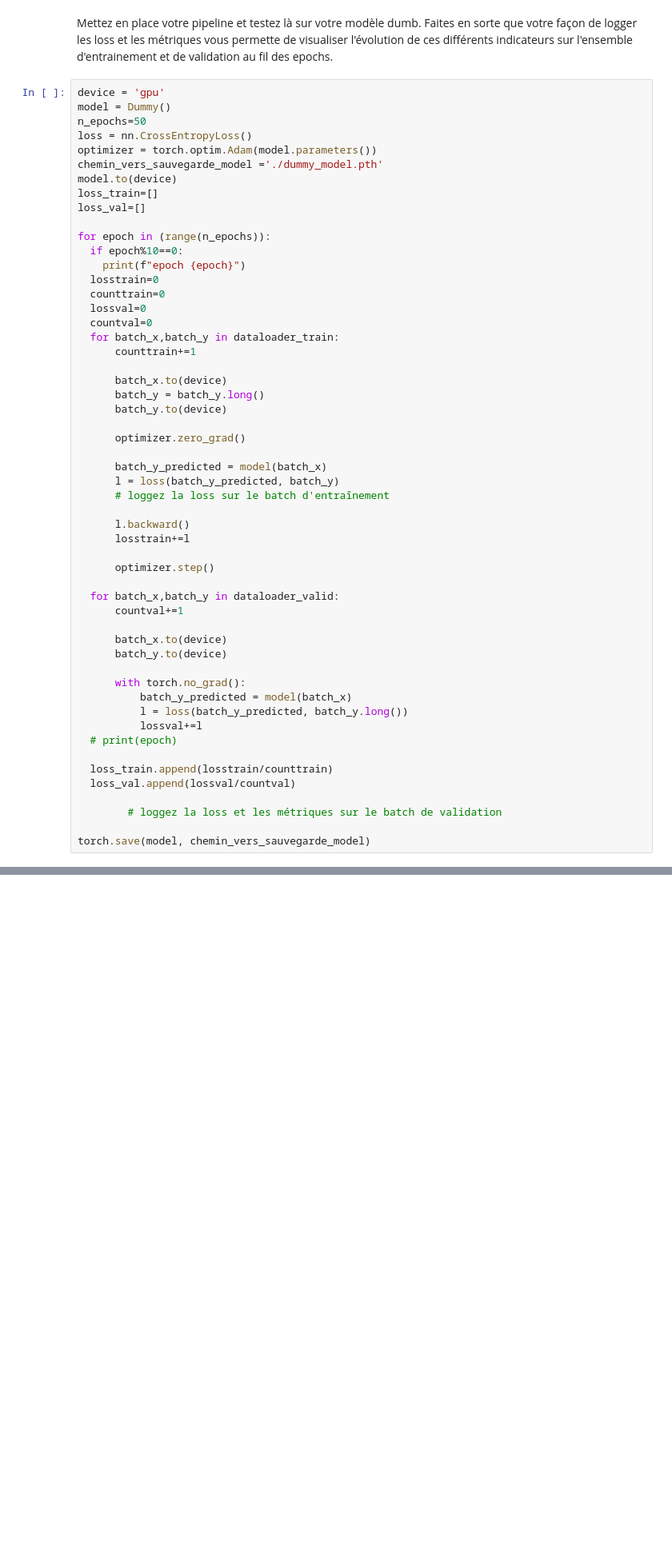
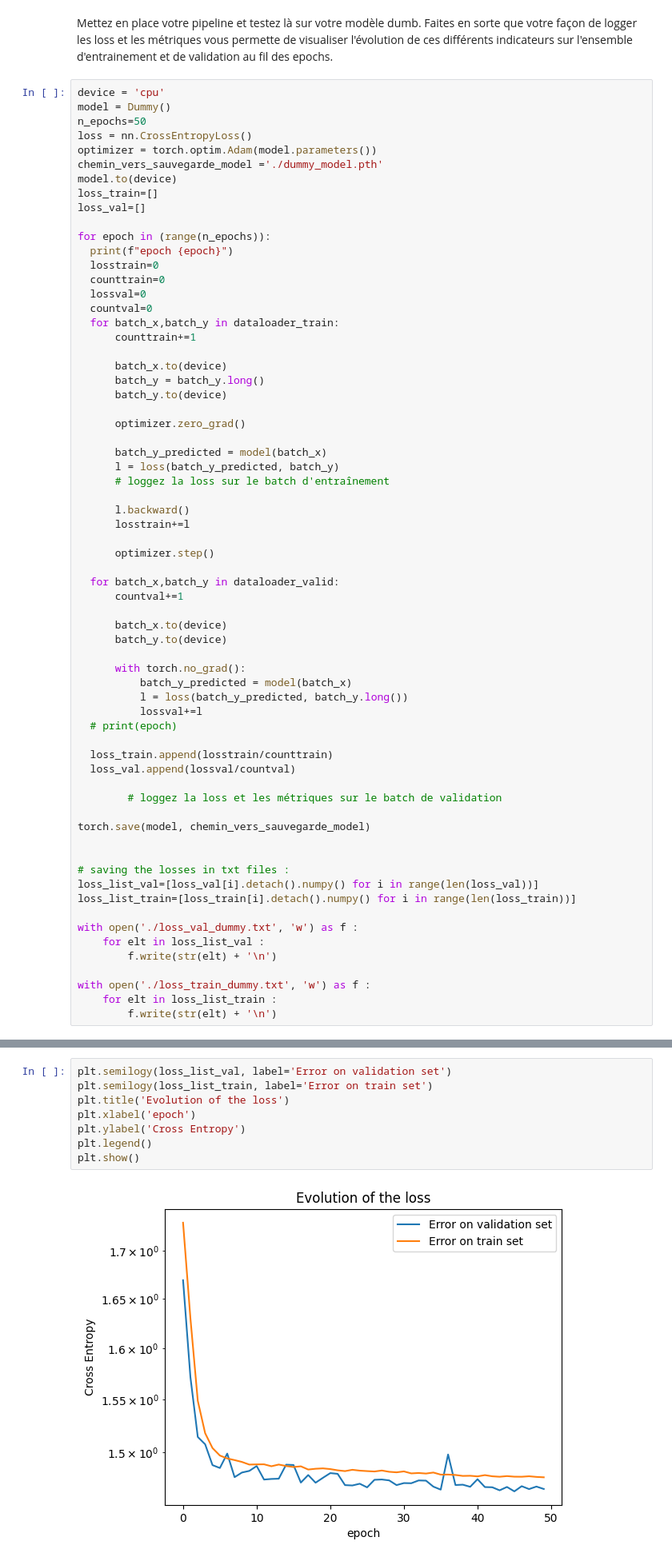
Before and after one commit to gregoirebechade/MVA_bis, a Jupyter notebook: signal_processing/TP3/dlts_tp3.ipynb, the cells around one changed output, grey strips where cells are left out. Shown at 80% size. Drawn from its saved outputs; the diff is of its cells as text; blank space fills up the shorter version.

```diff
--- a/signal_processing/TP3/dlts_tp3.ipynb
+++ b/signal_processing/TP3/dlts_tp3.ipynb
@@ -348,7 +351,7 @@ torch.save(model, chemin_vers_sauvegarde_model)
 # %% [markdown]
 Mettez en place votre pipeline et testez là sur votre modèle dumb. Faites en sorte que votre façon de logger les loss et les métriques vous permette de visualiser l'évolution de ces différents indicateurs sur l'ensemble d'entrainement et de validation au fil des epochs.
 # %%
-device = 'gpu'
+device = 'cpu'
 model = Dummy()
 n_epochs=50
 loss = nn.CrossEntropyLoss()
@@ -359,8 +362,7 @@ loss_train=[]
 loss_val=[]
 
 for epoch in (range(n_epochs)):
-  if epoch%10==0:
-    print(f"epoch {epoch}")
+  print(f"epoch {epoch}")
   losstrain=0
   counttrain=0
   lossval=0
@@ -401,4 +403,17 @@ for epoch in (range(n_epochs)):
         # loggez la loss et les métriques sur le batch de validation
 
 torch.save(model, chemin_vers_sauvegarde_model)
+
+
+# saving the losses in txt files :
+loss_list_val=[loss_val[i].detach().numpy() for i in range(len(loss_val))]
+loss_list_train=[loss_train[i].detach().numpy() for i in range(len(loss_train))]
+
+with open('./loss_val_dummy.txt', 'w') as f :
+    for elt in loss_list_val :
+        f.write(str(elt) + '\n')
+
+with open('./loss_train_dummy.txt', 'w') as f :
+    for elt in loss_list_train :
+        f.write(str(elt) + '\n')
 # %% [output]
@@ -414,3 +454,13 @@ modele=torch.load(chemin_vers_sauvegarde_model)
+# %%
+plt.semilogy(loss_list_val, label='Error on validation set')
+plt.semilogy(loss_list_train, label='Error on train set')
+plt.title('Evolution of the loss')
+plt.xlabel('epoch')
+plt.ylabel('Cross Entropy')
+plt.legend()
+plt.show()
+# %% [output]
+[figure, added]
 # %% [markdown]
 ## Entraînement de réseaux de neurones
 
```
Also changed, not shown: parts of 8 cells of this notebook, 6 other files.
